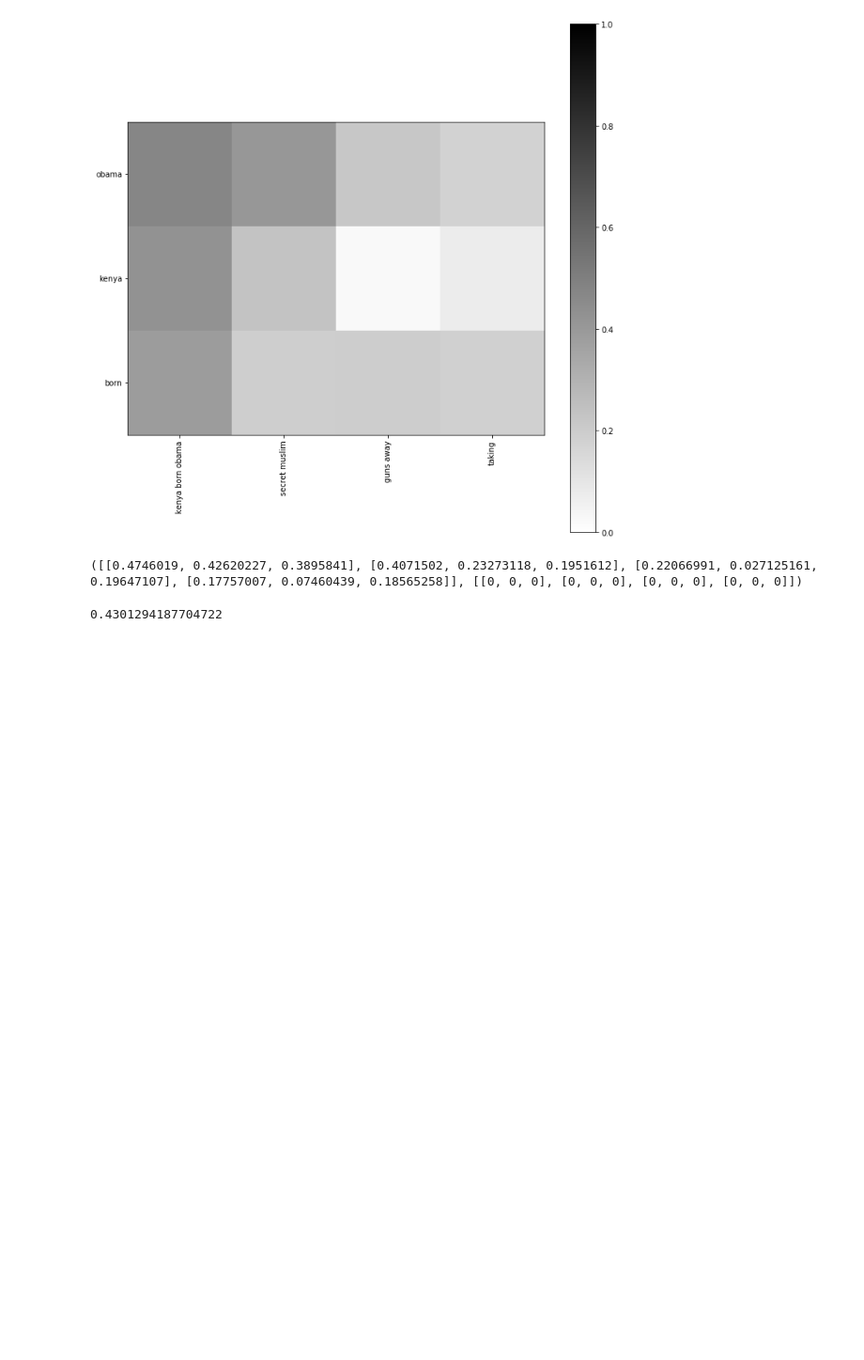
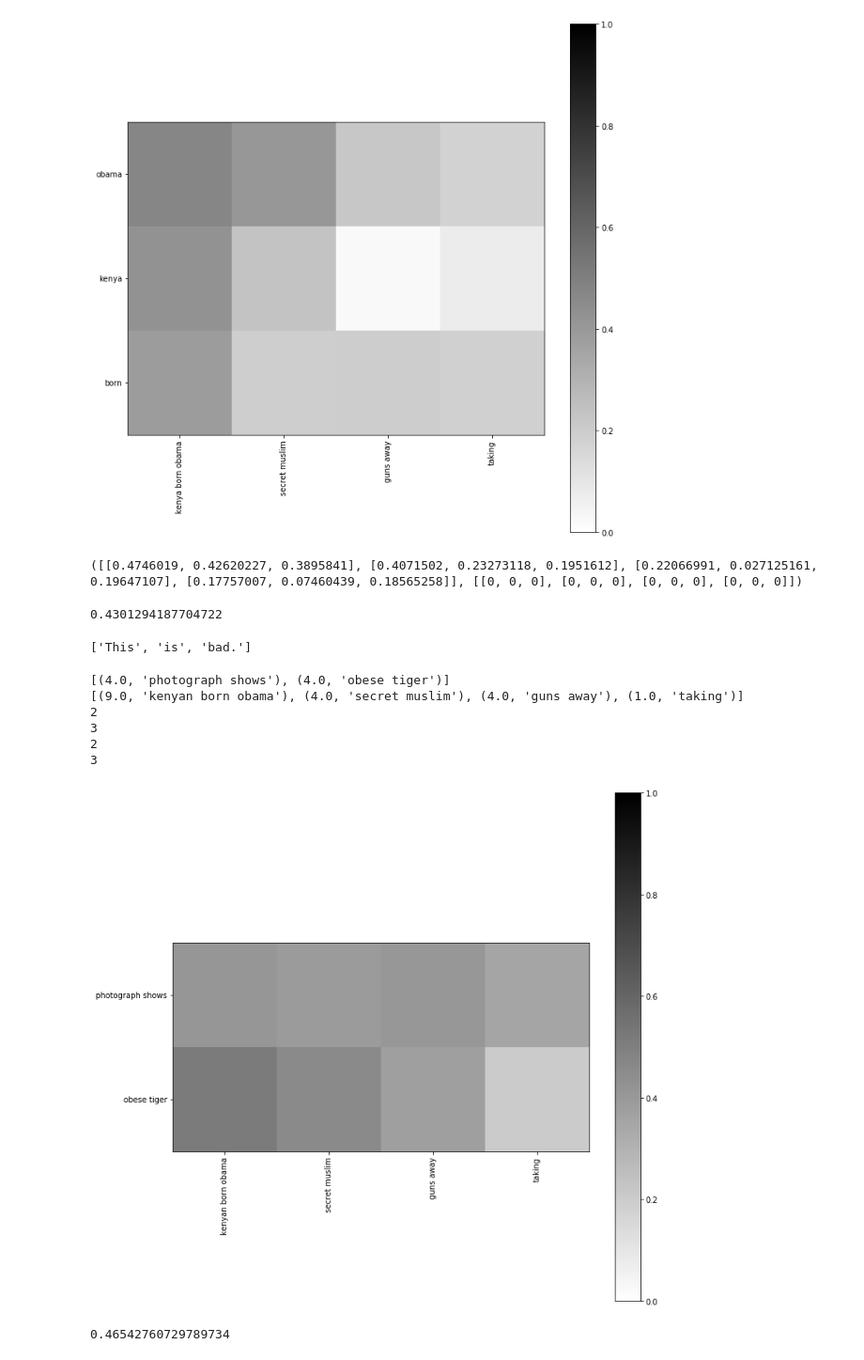
Before and after one commit to tonghuikang/fake-news-claimreview-search, a Jupyter notebook: compare-two.ipynb, the cells around one changed output. Shown at 94% size. Saved outputs shown, nothing was run; the diff lists cells and outputs as text; code cells hidden in the pictures; blank space fills up the shorter version.

```diff
--- a/compare-two.ipynb
+++ b/compare-two.ipynb
@@ -268,0 +352,17 @@ print(calculate_similarity_score(value_mesh))
+# %%
+"This is bad.".split()
+# %% [output]
+['This', 'is', 'bad.']
+# %%
+claim = "A photograph shows an obese tiger."
+text = "Kenyan born Obama is a secret Muslim and he is taking our guns away."
+calculate_claim_text(claim, text)
+# %% [output]
+[(4.0, 'photograph shows'), (4.0, 'obese tiger')]
+[(9.0, 'kenyan born obama'), (4.0, 'secret muslim'), (4.0, 'guns away'), (1.0, 'taking')]
+2
+3
+2
+3
+[figure, added]
+0.46542760729789734
```
Also changed, not shown: parts of 4 cells of this notebook, 1 other file.
